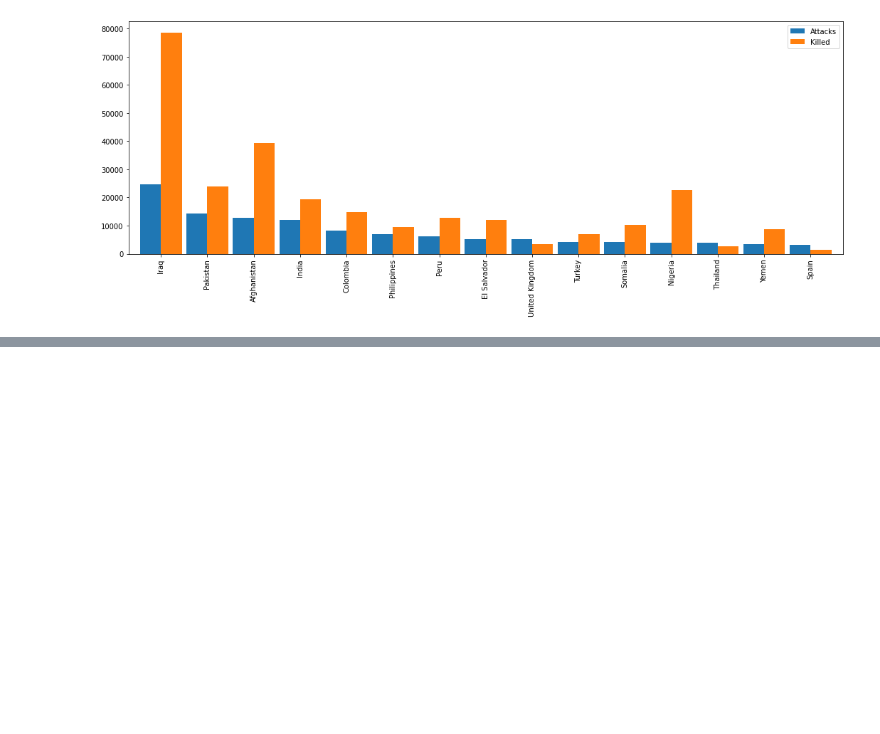
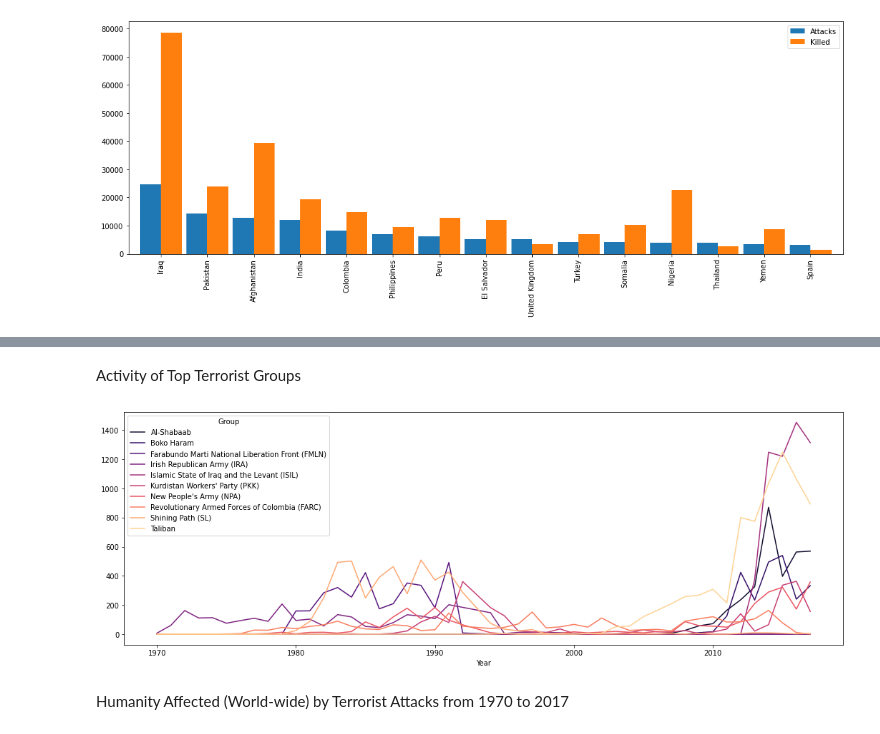
Before and after one commit to pmgumble/Bootstrap-5-Tutorial-Portfolio, a Jupyter notebook: Global_Terrorism_Analysis_Capstone_Project.ipynb, the cells around one changed output, grey strips where cells are left out. Saved outputs shown, nothing was run; the diff lists cells and outputs as text; code cells hidden in the pictures; blank space fills up the shorter version.

Commit message:
Visual Graphs

```diff
--- a/Global_Terrorism_Analysis_Capstone_Project.ipynb
+++ b/Global_Terrorism_Analysis_Capstone_Project.ipynb
@@ -411,0 +428,12 @@ plt.show()
+# %% [markdown]
+Activity of Top Terrorist Groups
+# %%
+top_groups10=df[Terror['Group'].isin(Terror['Group'].value_counts()[1:11].index)]
+pd.crosstab(top_groups10.Year,top_groups10.Group).plot(color=sns.color_palette('magma',10))
+fig=plt.gcf()
+fig.set_size_inches(18,6)
+plt.show()
+# %% [output]
+[figure, added]
+# %% [markdown]
+Humanity Affected (World-wide) by Terrorist Attacks from 1970 to 2017
```
Also changed, not shown: parts of 5 cells of this notebook.
